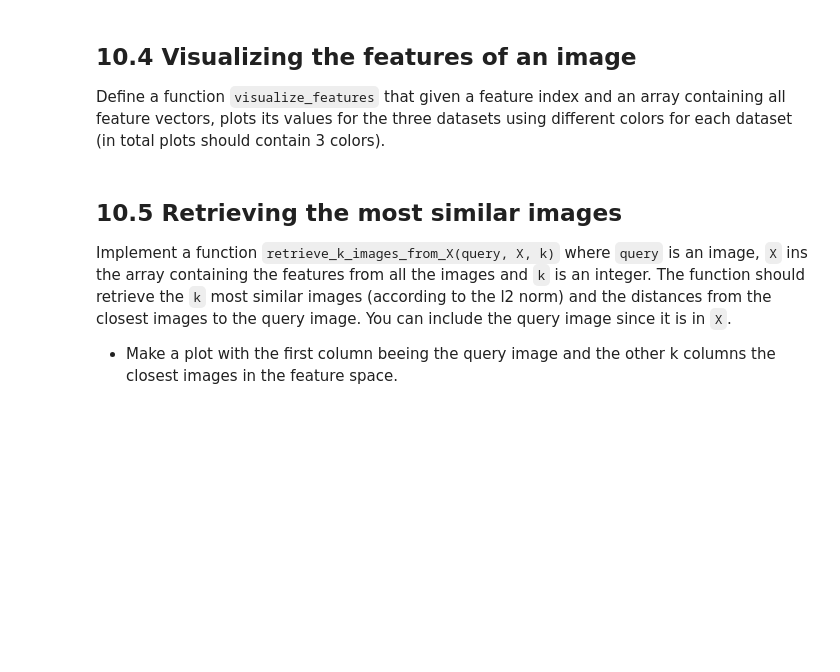
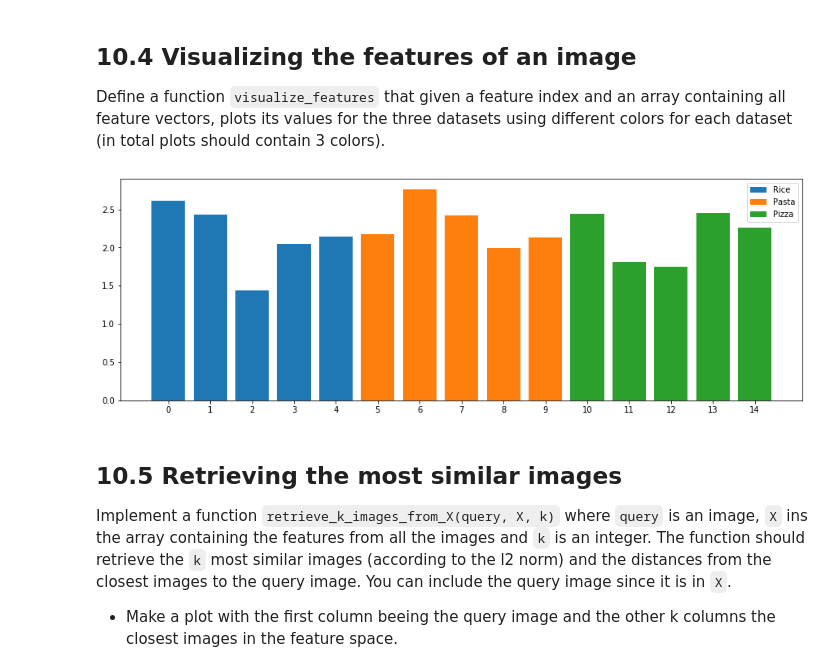
Before and after one commit to jdecid/MAI-CV, a Jupyter notebook: labs/s10/practice_10_texture_analysis.ipynb, the cells around one changed output. Cells and saved outputs as stored; diff of their text form; code cells hidden in the pictures; blank space fills up the shorter version.

```diff
--- a/labs/s10/practice_10_texture_analysis.ipynb
+++ b/labs/s10/practice_10_texture_analysis.ipynb
@@ -207,7 +207,9 @@ def get_class_features(all_images,  filter_bank):
     n_images = len(all_images)
     n_filters = filter_bank.shape[-1]
     all_feature_vectors=np.zeros((n_images,filter_bank.shape[-1]))
-    # Complete
 
+    for idx, image in enumerate(all_images):
+        im_gray = skimage.color.rgb2gray(image)
+        all_feature_vectors[idx] = features_from_filter_bank(im_gray, filter_bank, n_filters)
 
     return all_feature_vectors
@@ -230,3 +232,23 @@ visualize_features(41, all_feature_vectors)
+# %%
+def visualize_features(k, all_feature_vectors):
+    knot1 = len(rice_images)
+    knot2 = knot1 + len(pasta_images)
+    end = all_feature_vectors.shape[0]
+
+    plt.figure(figsize=(15, 5))
+
+    plt.bar(range(0, knot1), all_feature_vectors[:knot1, k], label='Rice')
+    plt.bar(range(knot1, knot2), all_feature_vectors[knot1:knot2, k], label='Pasta')
+    plt.bar(range(knot2, end), all_feature_vectors[knot2:end, k], label='Pizza')
+
+    plt.xticks(range(15))
+    plt.legend(loc='best')
+    plt.show()
+
+visualize_features(25, all_feature_vectors)
+# visualize_features(41, all_feature_vectors)
+# %% [output]
+[figure, added]
 # %% [markdown]
 ## 10.5 Retrieving the most similar images
 
```
Also changed, not shown: parts of 17 cells of this notebook.
